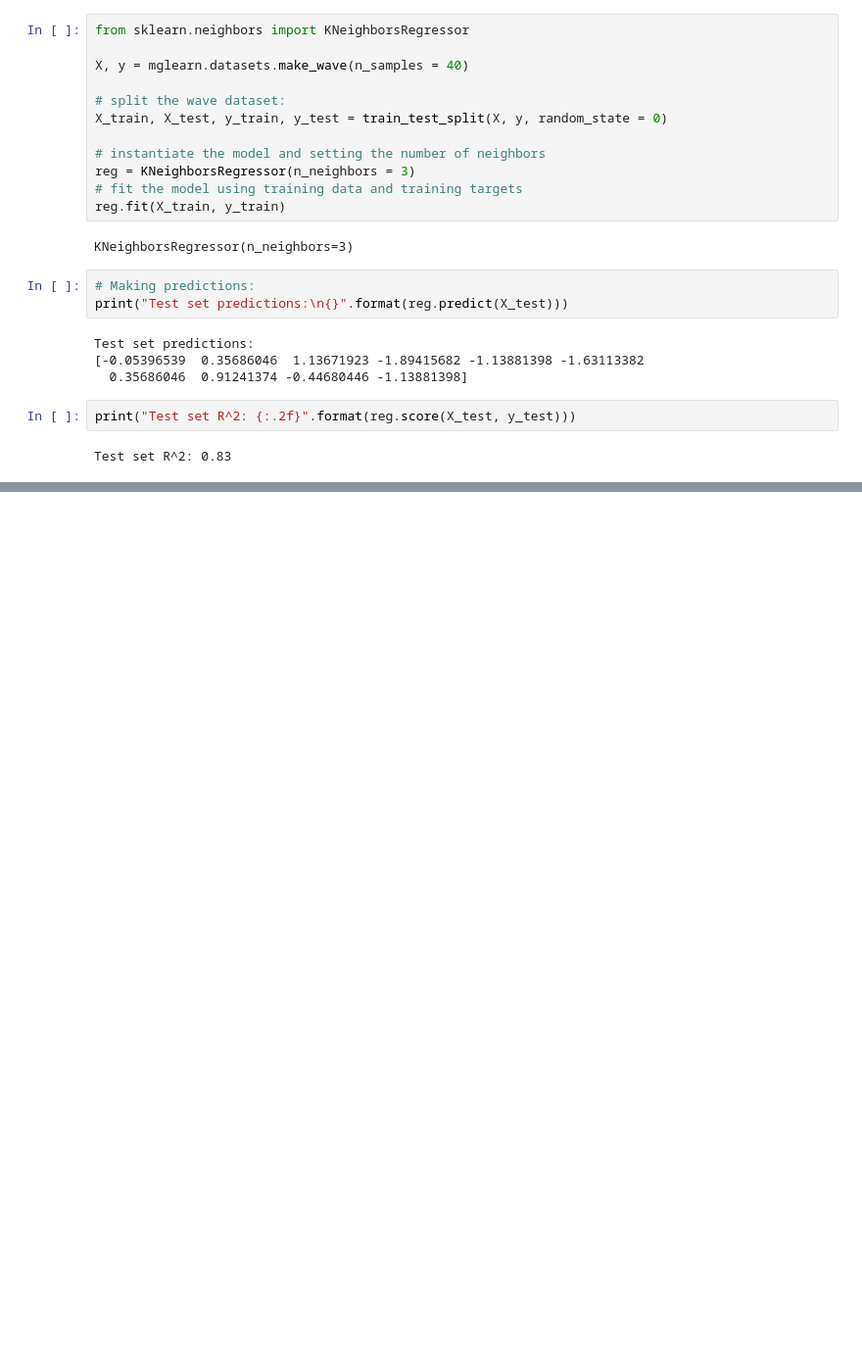
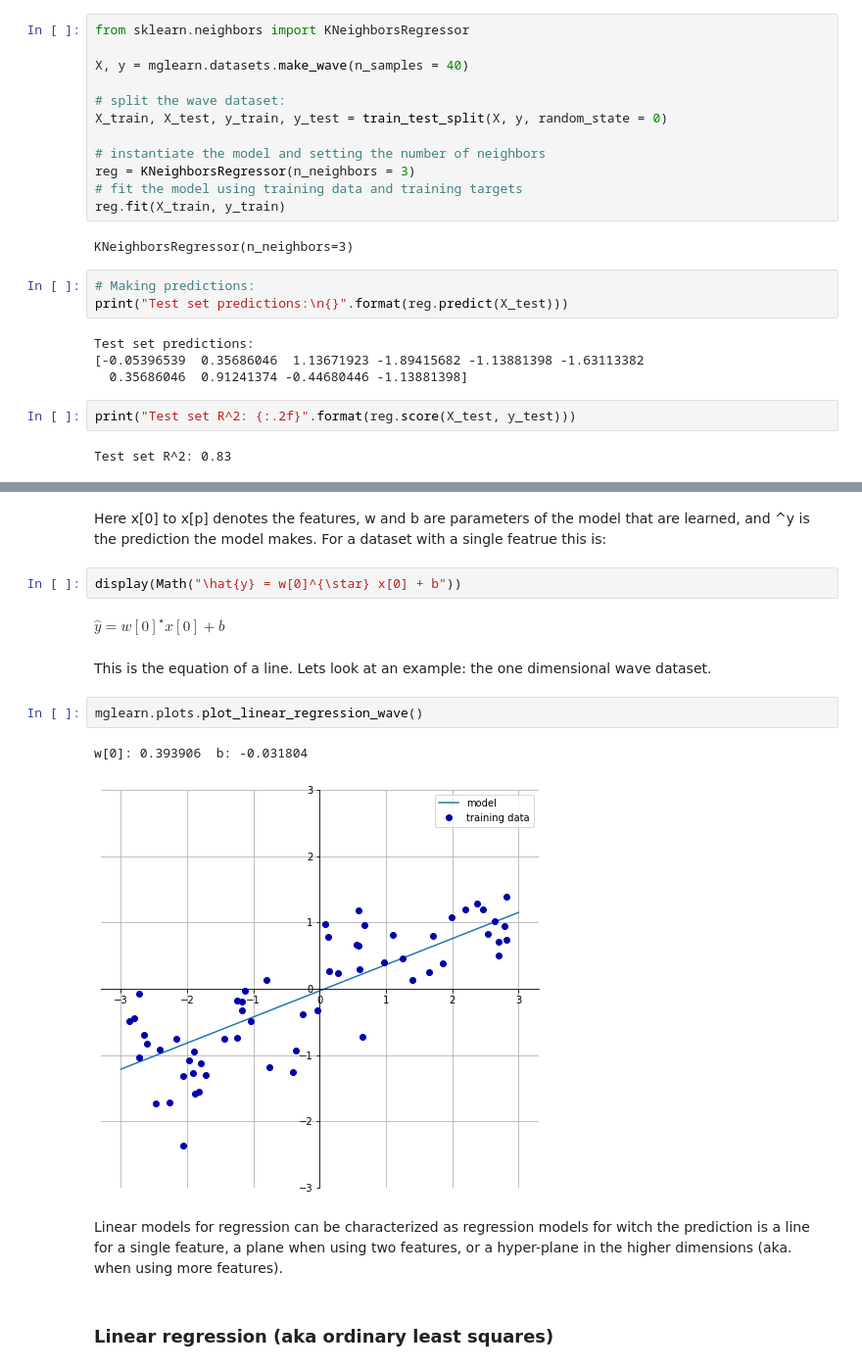
Before and after one commit to snorrealv/machine-learning_284, a Jupyter notebook: chapter2_examples.ipynb, the cells around one changed output, grey strips where cells are left out. Shown at 98% size. Saved outputs shown, nothing was run; the diff lists cells and outputs as text; blank space fills up the shorter version.

```diff
--- a/chapter2_examples.ipynb
+++ b/chapter2_examples.ipynb
@@ -213,0 +275,17 @@ Test set R^2: 0.83
+# %% [markdown]
+Here x[0] to x[p] denotes the features, w and b are parameters of the model that are learned, and ^y is the prediction the model makes. For a dataset with a single featrue this is:
+# %%
+display(Math("\hat{y} = w[0]^{\star} x[0] + b"))
+# %% [output]
+$\displaystyle \hat{y} = w[0]^{\star} x[0] + b$
+# %% [markdown]
+This is the equation of a line. Lets look at an example: the one dimensional wave dataset.
+# %%
+mglearn.plots.plot_linear_regression_wave()
+# %% [output]
+w[0]: 0.393906  b: -0.031804
+[figure, added]
+# %% [markdown]
+Linear models for regression can be characterized as regression models for witch the prediction is a line for a single feature, a plane when using two features, or a hyper-plane in the higher dimensions (aka. when using more features).
+# %% [markdown]
+### Linear regression (aka ordinary least squares)
```
Also changed, not shown: parts of 13 cells of this notebook, 2 other files.
